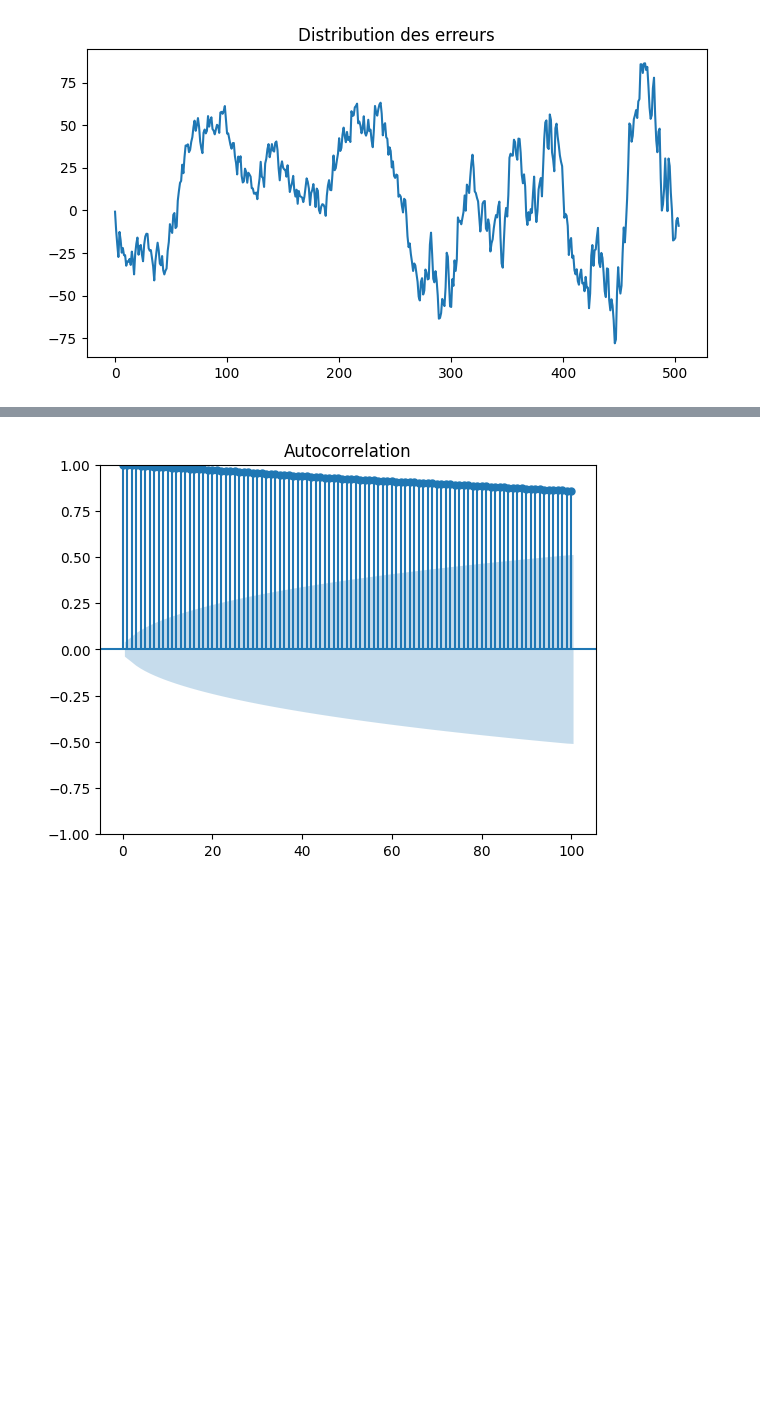
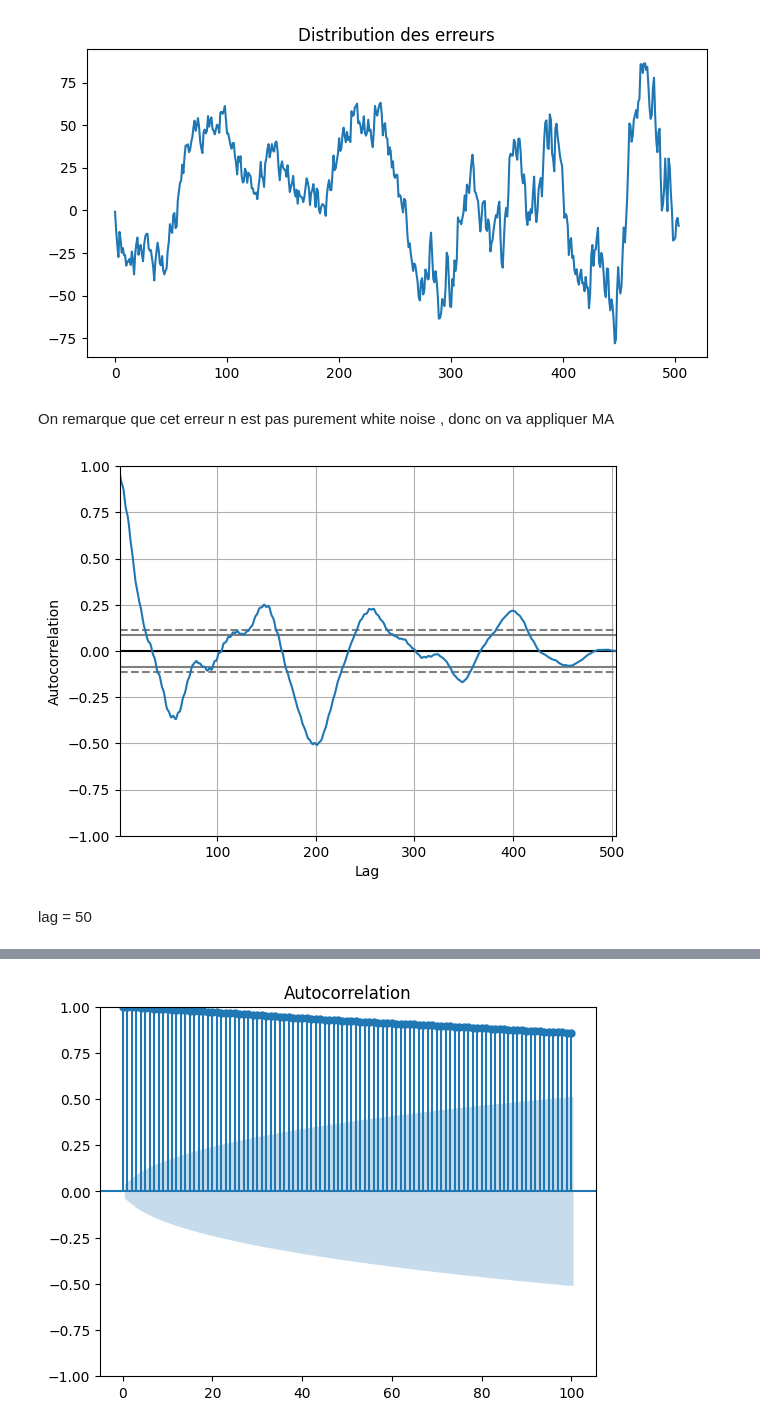
Before and after one commit to abdenour234/ProjetTimeSeries, a Jupyter notebook: ARIMA/arima.ipynb, the cells around one changed output, grey strips where cells are left out. Saved outputs shown, nothing was run; the diff lists cells and outputs as text; code cells hidden in the pictures; blank space fills up the shorter version.

```diff
--- a/ARIMA/arima.ipynb
+++ b/ARIMA/arima.ipynb
@@ -214,3 +214,14 @@ plt.title("Distribution des erreurs")
 plt.show()
 # %% [output]
 [figure]
+# %% [markdown]
+On remarque que cet erreur n est pas purement white noise , donc on va appliquer MA
+# %%
+from pandas.plotting import autocorrelation_plot
+from matplotlib import pyplot
+autocorrelation_plot(residuals)
+pyplot.show()
+# %% [output]
+[figure, added]
+# %% [markdown]
+lag = 50
```
Also changed, not shown: parts of 7 cells of this notebook.
